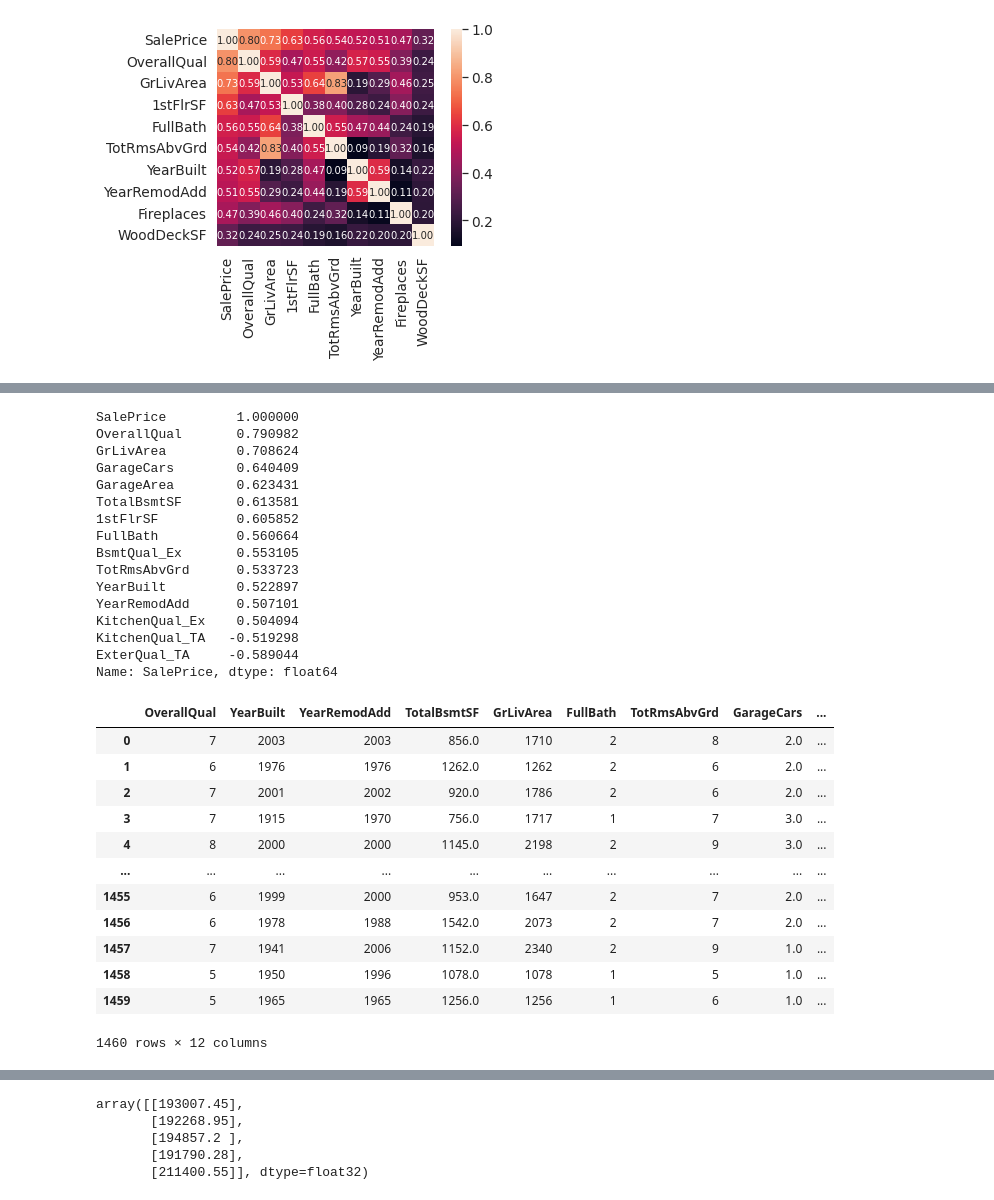
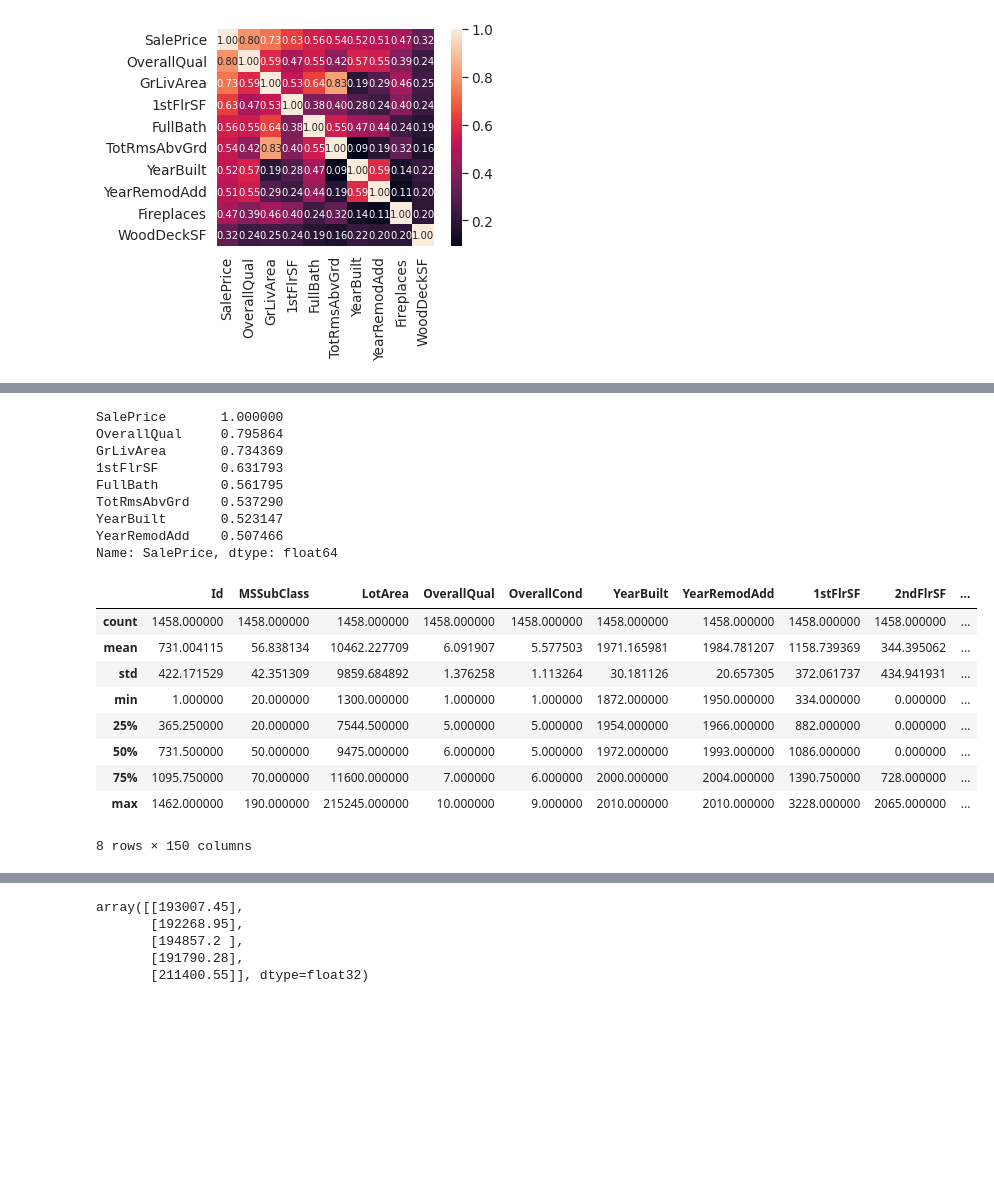
Before and after one commit to nakedtatsuya/kaggle, a Jupyter notebook: house_prices/main.ipynb, the cells around one changed output, grey strips where cells are left out. Saved outputs shown, nothing was run; the diff lists cells and outputs as text; code cells hidden in the pictures; blank space fills up the shorter version.

```diff
--- a/house_prices/main.ipynb
+++ b/house_prices/main.ipynb
@@ -202,26 +222,32 @@ y = train_all.SalePrice
 corrmat = X.corr()
 rel = corrmat["SalePrice"].sort_values(ascending=False)
 rel = pd.concat([rel], axis=1, keys=["Total"])
-col = rel[(rel.Total < 0.5) & (rel.Total > -0.5)].index
+col = rel[(rel.Total < 0.5)].index
 X = X.drop(col, axis=1)
 X_test = X_test.drop(col, axis=1)
 # %%
 corrmat = X.corr()
 corrmat["SalePrice"].sort_values(ascending=False)
 # %% [output]
-SalePrice         1.000000
-OverallQual       0.790982
-GrLivArea         0.708624
-GarageCars        0.640409
-GarageArea        0.623431
-TotalBsmtSF       0.613581
-1stFlrSF          0.605852
-FullBath          0.560664
-BsmtQual_Ex       0.553105
-TotRmsAbvGrd      0.533723
-YearBuilt         0.522897
-YearRemodAdd      0.507101
-KitchenQual_Ex    0.504094
-KitchenQual_TA   -0.519298
-ExterQual_TA     -0.589044
+SalePrice       1.000000
+OverallQual     0.795864
+GrLivArea       0.734369
+1stFlrSF        0.631793
+FullBath        0.561795
+TotRmsAbvGrd    0.537290
+YearBuilt       0.523147
+YearRemodAdd    0.507466
 Name: SalePrice, dtype: float64
+# %%
+X.describe()
+# %% [output]
+|  | Id | MSSubClass | LotArea | OverallQual | OverallCond | YearBuilt | YearRemodAdd | 1stFlrSF | 2ndFlrSF | ... |
+| count | 1458.000000 | 1458.000000 | 1458.000000 | 1458.000000 | 1458.000000 | 1458.000000 | 1458.000000 | 1458.000000 | 1458.000000 | ... |
+| mean | 731.004115 | 56.838134 | 10462.227709 | 6.091907 | 5.577503 | 1971.165981 | 1984.781207 | 1158.739369 | 344.395062 | ... |
+| std | 422.171529 | 42.351309 | 9859.684892 | 1.376258 | 1.113264 | 30.181126 | 20.657305 | 372.061737 | 434.941931 | ... |
+| min | 1.000000 | 20.000000 | 1300.000000 | 1.000000 | 1.000000 | 1872.000000 | 1950.000000 | 334.000000 | 0.000000 | ... |
+| 25% | 365.250000 | 20.000000 | 7544.500000 | 5.000000 | 5.000000 | 1954.000000 | 1966.000000 | 882.000000 | 0.000000 | ... |
+| 50% | 731.500000 | 50.000000 | 9475.000000 | 6.000000 | 5.000000 | 1972.000000 | 1993.000000 | 1086.000000 | 0.000000 | ... |
+| 75% | 1095.750000 | 70.000000 | 11600.000000 | 7.000000 | 6.000000 | 2000.000000 | 2004.000000 | 1390.750000 | 728.000000 | ... |
+| max | 1462.000000 | 190.000000 | 215245.000000 | 10.000000 | 9.000000 | 2010.000000 | 2010.000000 | 3228.000000 | 2065.000000 | ... |
+8 rows × 150 columns
@@ -231,19 +265,3 @@ X_test = X_test.drop(["SalePrice","GarageArea", "1stFlrSF"], axis=1)
 
 from sklearn.model_selection import train_test_split
 X_train, X_val, y_train, y_val = train_test_split(X, y, train_size=0.8, random_state=42)
-# %%
-X
-# %% [output]
-|  | OverallQual | YearBuilt | YearRemodAdd | TotalBsmtSF | GrLivArea | FullBath | TotRmsAbvGrd | GarageCars | ... |
-| 0 | 7 | 2003 | 2003 | 856.0 | 1710 | 2 | 8 | 2.0 | ... |
-| 1 | 6 | 1976 | 1976 | 1262.0 | 1262 | 2 | 6 | 2.0 | ... |
-| 2 | 7 | 2001 | 2002 | 920.0 | 1786 | 2 | 6 | 2.0 | ... |
-| 3 | 7 | 1915 | 1970 | 756.0 | 1717 | 1 | 7 | 3.0 | ... |
-| 4 | 8 | 2000 | 2000 | 1145.0 | 2198 | 2 | 9 | 3.0 | ... |
-| ... | ... | ... | ... | ... | ... | ... | ... | ... | ... |
-| 1455 | 6 | 1999 | 2000 | 953.0 | 1647 | 2 | 7 | 2.0 | ... |
-| 1456 | 6 | 1978 | 1988 | 1542.0 | 2073 | 2 | 7 | 2.0 | ... |
-| 1457 | 7 | 1941 | 2006 | 1152.0 | 2340 | 2 | 9 | 1.0 | ... |
-| 1458 | 5 | 1950 | 1996 | 1078.0 | 1078 | 1 | 5 | 1.0 | ... |
-| 1459 | 5 | 1965 | 1965 | 1256.0 | 1256 | 1 | 6 | 1.0 | ... |
-1460 rows × 12 columns
```
Also changed, not shown: parts of 14 cells of this notebook, 1 other file.
